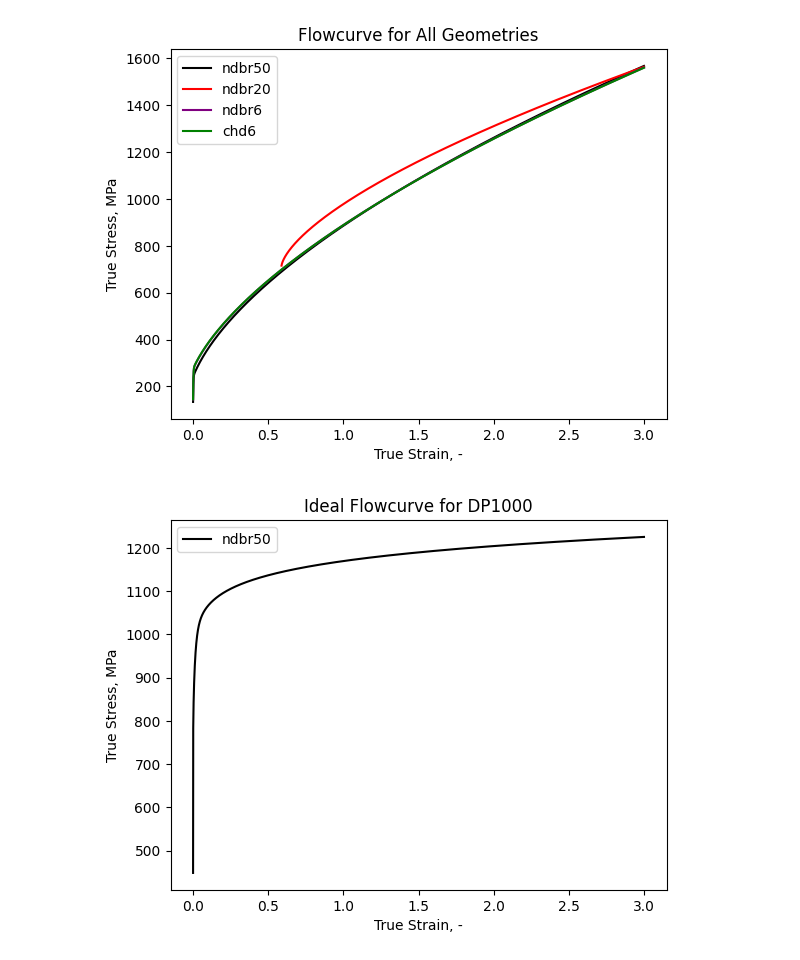
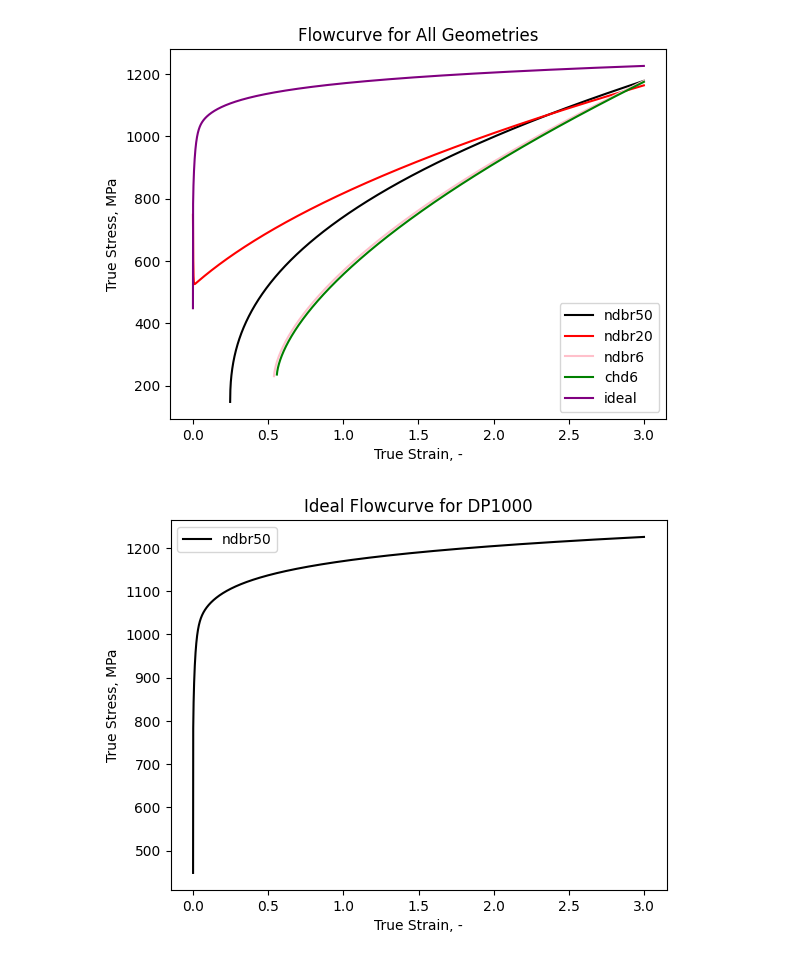
Before and after one commit to LianjGroup/Machine-Learning-Assisted-Optimization-of-Hardening-Parameters, a Jupyter notebook: MAIN/MODELS/PART20_FLOWCURVES.ipynb, the cells around one changed output. Drawn from its saved outputs; the diff is of its cells as text; code cells hidden in the pictures.

Commit message:
implemented experimental force displacement curves

```diff
--- a/MAIN/MODELS/PART20_FLOWCURVES.ipynb
+++ b/MAIN/MODELS/PART20_FLOWCURVES.ipynb
@@ -1,34 +1,37 @@
 # %%
 import pandas as pd
 import numpy as np
 import matplotlib.pyplot as plt
 
 def swiftVoceT(x, a, b, c, d, e, f, g):
-    return a * (b * (c + x) ** d) + (1 - a) * (e + (f - e) * (np.exp(-g * x)))
+    return a * (b * (c + x) ** d) + (1 - a) * (e + (f - e) * (1-np.exp(-g * x))) #editde 1-np
 
-x_line_maxStress_sw = np.arange(0, 3.0005, 0.0005)
-y_line_maxStress_sw_ndbr50 = swiftVoceT(x_line_maxStress_sw, 0.8837409019470215, 817.72509765625, 0.03469580411911011, 0.6084690690040588, 1275.1719970703125, 349.47979736328125, 571.882568359375)
-y_line_maxStress_sw_ndbr20 = swiftVoceT(x_line_maxStress_sw, 0.5540151596069336, 859.2865600585938, -0.5881642699241638, 0.6598519086837769, 1599.7359619140625, 417.9820556640625, 650.7568969726562)
-y_line_maxStress_sw_ndbr6 = swiftVoceT(x_line_maxStress_sw, 0.8417830467224121, 820.2614135742188, 0.03960996866226196, 0.6225643157958984, 1149.0599365234375, 329.05010986328125, 545.6671142578125)
-y_line_maxStress_sw_chd6 = swiftVoceT(x_line_maxStress_sw, 0.8389737606048584, 820.4312744140625, 0.03993856906890869, 0.6235079765319824, 1140.6168212890625, 327.682373046875, 543.9119873046875)
+truePlasticStrain = np.arange(0, 3.0005, 0.0005)
+y_line_maxStress_sw_ndbr50 = swiftVoceT(truePlasticStrain, 0.7009955644607544, 961.3684692382812, -0.24749347567558289, 0.42297178506851196, 971.3942260742188, 479.6852111816406, 496.2662048339844)
+y_line_maxStress_sw_ndbr20 = swiftVoceT(truePlasticStrain, 0.6454020738601685, 892.2788696289062, 0.4107668697834015, 0.4681454300880432, 1038.5225830078125, 395.8535461425781, 512.595947265625)
+y_line_maxStress_sw_ndbr6 = swiftVoceT(truePlasticStrain, 0.5570327043533325, 986.1121215820312, -0.538623571395874, 0.6101389527320862, 947.0436401367188, 509.7268981933594, 489.9112854003906)
+y_line_maxStress_sw_chd6 = swiftVoceT(truePlasticStrain, 0.5473815202713013, 987.7703247070312, -0.5581357479095459, 0.6226769089698792, 945.4120483398438, 511.7395324707031, 489.48529052734375)
+y_line_maxStress_sw_ideal = swiftVoceT(truePlasticStrain, 0.5, 1300, 2.3 * 10**-14, 0.075, 773.18, 1039.37, 73.94)
 
 fig1, ax1 = plt.subplots()
 
 plt.figure(1)
-plt.plot(x_line_maxStress_sw, y_line_maxStress_sw_ndbr50, color='black', label='ndbr50')
-plt.plot(x_line_maxStress_sw, y_line_maxStress_sw_ndbr20, color='red', label='ndbr20')
-plt.plot(x_line_maxStress_sw, y_line_maxStress_sw_ndbr6, color='purple', label='ndbr6')
-plt.plot(x_line_maxStress_sw, y_line_maxStress_sw_chd6, color='green', label='chd6')
+plt.plot(truePlasticStrain, y_line_maxStress_sw_ndbr50, color='black', label='ndbr50')
+plt.plot(truePlasticStrain, y_line_maxStress_sw_ndbr20, color='red', label='ndbr20')
+plt.plot(truePlasticStrain, y_line_maxStress_sw_ndbr6, color='pink', label='ndbr6')
+plt.plot(truePlasticStrain, y_line_maxStress_sw_chd6, color='green', label='chd6')
+plt.plot(truePlasticStrain, y_line_maxStress_sw_ideal, color='purple', label='ideal')
+
 
 plt.title('Flowcurve for All Geometries')
 #plt.xlim(left=0.0, right=3)
 #plt.ylim(bottom=0, top=2000)
 plt.xlabel('True Strain, -')
 plt.ylabel('True Stress, MPa')
 ax1.legend()
 plt.show()
 # %% [output]
-[figure, old version]
+[figure, new version]
 # %%
 import pandas as pd
 import numpy as np
```
Also changed, not shown: parts of 1 cell of this notebook, 3 other files.
